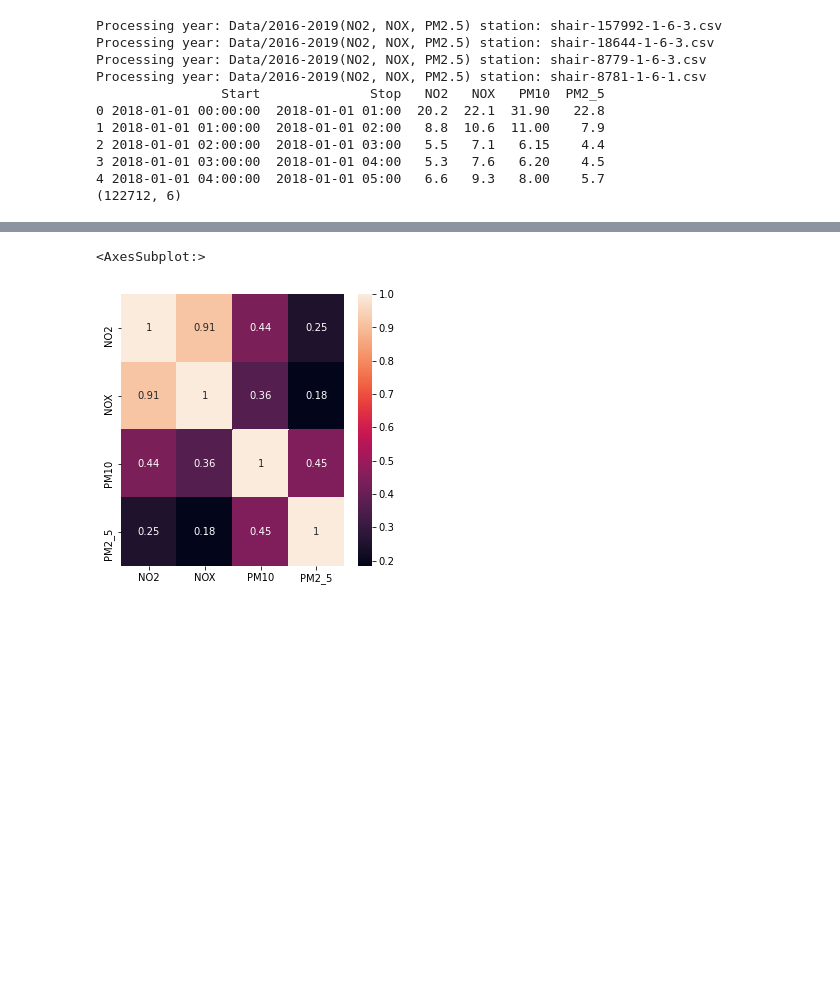
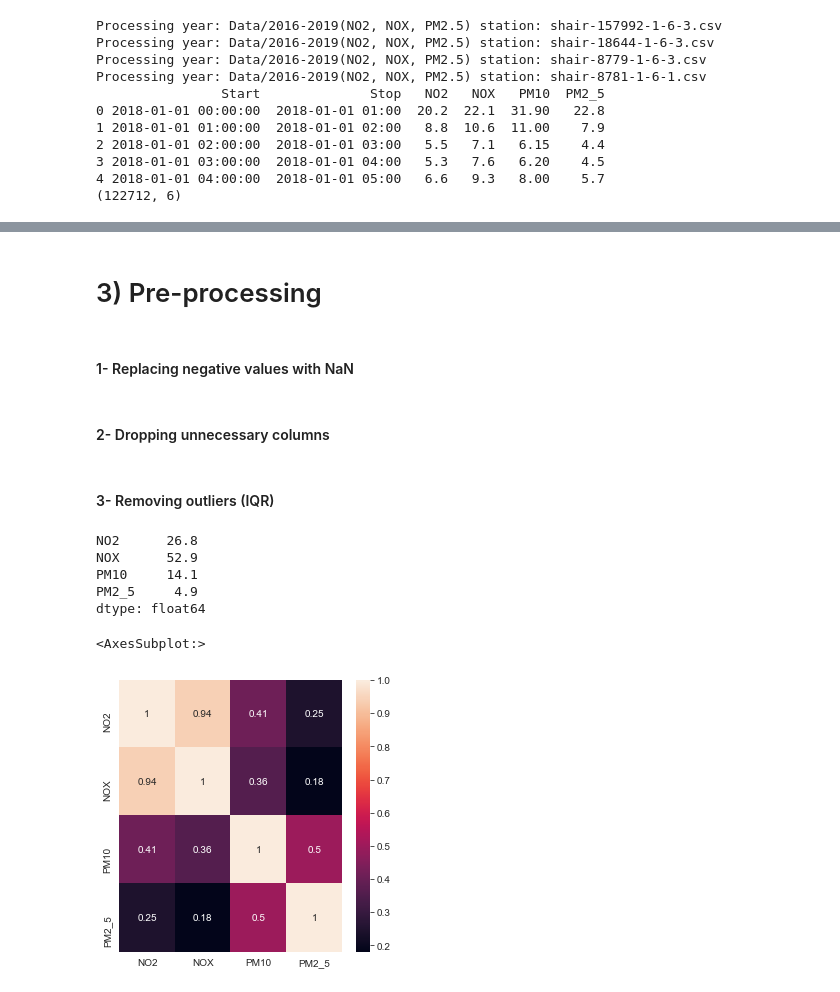
Before and after one commit to jadali17/Air-Quality-Prediction, a Jupyter notebook: feature-selection-no2-nox-pm2.5-pm10.ipynb, the cells around one changed output, grey strips where cells are left out. Cells and saved outputs as stored; diff of their text form; code cells hidden in the pictures; blank space fills up the shorter version.

```diff
--- a/feature-selection-no2-nox-pm2.5-pm10.ipynb
+++ b/feature-selection-no2-nox-pm2.5-pm10.ipynb
@@ -59,0 +71,2 @@ sns.lineplot(data=subsetData['PM10'],ax=ax)
+# %% [markdown]
+# 3) Pre-processing
@@ -59,0 +75,2 @@ sns.lineplot(data=subsetData['PM10'],ax=ax)
+# %% [markdown]
+#### 1- Replacing negative values with NaN
@@ -59,0 +82,2 @@ sns.lineplot(data=subsetData['PM10'],ax=ax)
+# %% [markdown]
+#### 2- Dropping unnecessary columns
@@ -60,3 +86,18 @@ sns.lineplot(data=subsetData['PM10'],ax=ax)
+# %% [markdown]
+#### 3- Removing outliers (IQR)
+# %%
+processedAQD=processedAQD.set_index('Start')
+Q1 = processedAQD.quantile(0.25)
+Q3=  processedAQD.quantile(0.75)
+IQR= Q3-Q1
+print(IQR)
+processedAQD = processedAQD[~((processedAQD < (Q1 - 1.5 * IQR)) |(processedAQD > (Q3 + 1.5 * IQR))).any(axis=1)]
+# %% [output]
+NO2      26.8
+NOX      52.9
+PM10     14.1
+PM2_5     4.9
+dtype: float64
 # %%
 #-------PERFORMING IMPUTATION---------------#
 impute=airQualityData.drop(columns=['Stop'])
@@ -67,7 +108,7 @@ impute = impute.assign(NOX=impute['NOX'].interpolate(method='time'))
 impute = impute.assign(PM2_5=impute['PM2_5'].interpolate(method='time'))
 # %%
 fig , ax =plt.subplots(figsize=(5,5))
-sns.heatmap(impute.corr(), annot=True)
+sns.heatmap(subsetWOStart.corr(), annot=True)
 # %% [output]
 <AxesSubplot:>
-[figure, old version]
+[figure, new version]
```
Also changed, not shown: parts of 13 cells of this notebook.
